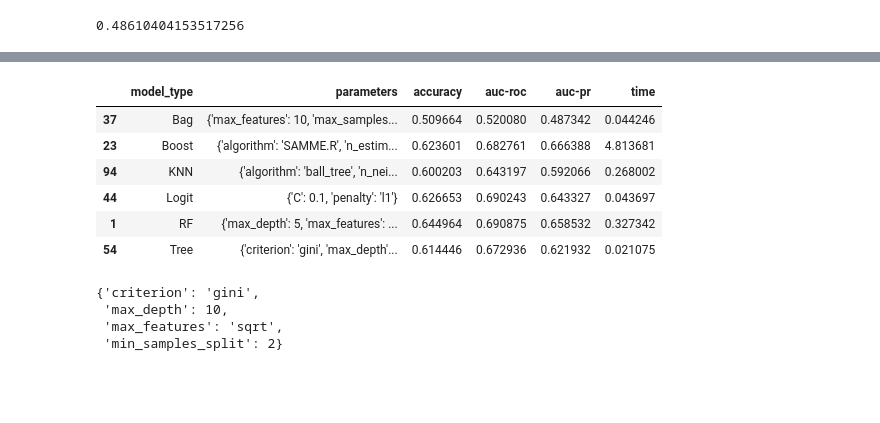
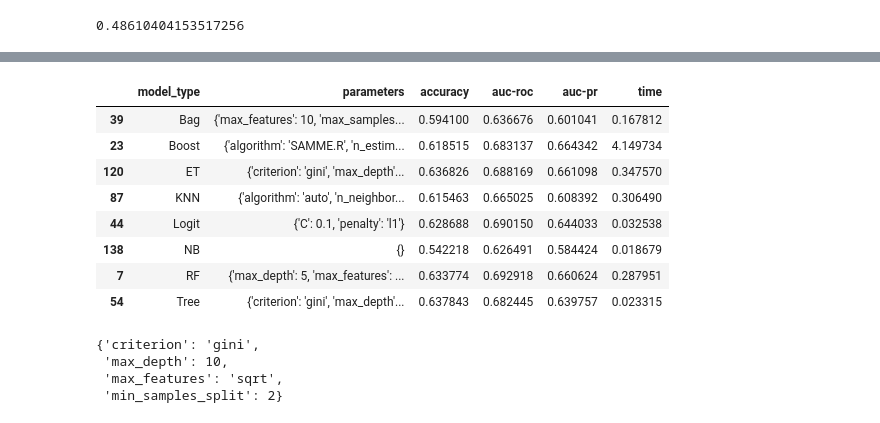
Before and after one commit to tianchu-shu/syntaxerror, a Jupyter notebook: loop_classifier.ipynb, the cells around one changed output, grey strips where cells are left out. Saved outputs shown, nothing was run; the diff lists cells and outputs as text; code cells hidden in the pictures; blank space fills up the shorter version.

```diff
--- a/loop_classifier.ipynb
+++ b/loop_classifier.ipynb
@@ -42,8 +48,11 @@ clfs = {'RF': RandomForestClassifier(),
     'SVM': SVC(probability=True, random_state=0),
     'Tree': DecisionTreeClassifier(),
     'Bag': BaggingClassifier(),
-    'KNN': KNeighborsClassifier()
+    'KNN': KNeighborsClassifier(),
+    'ET': ExtraTreesClassifier(n_estimators=10, n_jobs=-1, criterion='entropy'),
+    'NB': GaussianNB()
     }
+
 
 small_grid = {'RF':{'n_estimators': [10,100], 'max_depth': [5,50], 'max_features': ['sqrt','log2'],'min_samples_split': [2,10]},
     'Boost': {'algorithm': ['SAMME', 'SAMME.R'], 'n_estimators': [1,10,100,1000]},
@@ -51,7 +60,9 @@ small_grid = {'RF':{'n_estimators': [10,100], 'max_depth': [5,50], 'max_features
     'SVM' :{'C' :[0.01,0.1,1,10],'kernel':['linear']},
     'Tree': {'criterion': ['gini', 'entropy'], 'max_depth': [5,10,20,50], 'max_features': ['sqrt','log2'],'min_samples_split': [2,5]},
     'Bag':{'n_estimators':[1,10,20,50], 'max_samples':[5,10], 'max_features': [5,10]},
-    'KNN' :{'n_neighbors': [1,10,50,100],'weights': ['uniform','distance'],'algorithm': ['auto','ball_tree','kd_tree']}
+    'KNN' :{'n_neighbors': [1,10,50,100],'weights': ['uniform','distance'],'algorithm': ['auto','ball_tree','kd_tree']},
+    'ET': {'n_estimators': [10,100], 'criterion' : ['gini', 'entropy'] ,'max_depth': [5,50], 'max_features': ['sqrt','log2'],'min_samples_split': [2,10], 'n_jobs': [-1]},
+    'NB' : {},
     }
 
 
@@ -142,7 +153,7 @@ def clf_loop(models, x_train, x_test, y_train, y_test):
                                                     scores_at_k(y_test_sorted,y_pred_probs_sorted,10.0),
                                                     scores_at_k(y_test_sorted,y_pred_probs_sorted,20.0)]
 
-                plot_precision_recall_n(y_test, y_pred_probs, models[index])
+                #plot_precision_recall_n(y_test, y_pred_probs, models[index])
 
             except IndexError as e:
                 print(e)
@@ -178,6 +189,8 @@ for dummy in dummy_vals:
     df = getting_dummy(df, dummy)
 # %%
 df = discrete_val(df, ['age'], 8)
+# %%
+df = discrete_val(df, ['bail_amt'], 5)
 # %%
 df.columns
 # %% [output]
@@ -200,6 +213,6 @@ Index(['bail_amt', 're-entry', 'city', 'state', 'zip', 'booking_days',
       dtype='object')
 # %%
-indepv = ['bail_amt',  'booking_days',
+indepv = [ 'booking_days',
        'treatment_days', 'mental_health',  'bail_typeCA',
        'bail_typeGPS', 'bail_typeORCD', 'bail_typePR', 'bail_typeSUR',
        'genderF', 'genderM', 'raceA', 'raceB', 'raceI', 'raceW',
@@ -213,8 +226,8 @@ indepv = ['bail_amt',  'booking_days',
        'arresting_agencyPRAIRIE VILLAGE P.D.',
        'arresting_agencyROELAND PARK P.D.', 'arresting_agencySHAWNEE P.D.',
        'arresting_agencySPRING HILL P.D.', 'arresting_agencyWESTWOOD P.D.',
-       'age_binned']
+       'age_binned', 'bail_amt_binned']
 # %%
 x_train, x_test, y_train, y_test = split_data(df, indepv)
 # %%
-results = clf_loop(["RF", "Boost", "Bag", "Logit", "Tree", "KNN"], x_train, x_test, y_train, y_test)
+results = clf_loop(["RF", "Boost", "Bag", "Logit", "Tree", "KNN", "ET", "NB"], x_train, x_test, y_train, y_test)
@@ -279,14 +280,16 @@ Tree        71    0.631778
 Name: auc-pr, dtype: float64
 # %%
-results.loc[[37,23,94,44,1,54]].iloc[:,0:6]
+results.loc[[39,23,120, 87,44,138,7,54]].iloc[:,0:6]
 # %% [output]
 |  | model_type | parameters | accuracy | auc-roc | auc-pr | time |
-| 37 | Bag | {'max_features': 10, 'max_samples... | 0.509664 | 0.520080 | 0.487342 | 0.044246 |
-| 23 | Boost | {'algorithm': 'SAMME.R', 'n_estim... | 0.623601 | 0.682761 | 0.666388 | 4.813681 |
-| 94 | KNN | {'algorithm': 'ball_tree', 'n_nei... | 0.600203 | 0.643197 | 0.592066 | 0.268002 |
-| 44 | Logit | {'C': 0.1, 'penalty': 'l1'} | 0.626653 | 0.690243 | 0.643327 | 0.043697 |
-| 1 | RF | {'max_depth': 5, 'max_features': ... | 0.644964 | 0.690875 | 0.658532 | 0.327342 |
-| 54 | Tree | {'criterion': 'gini', 'max_depth'... | 0.614446 | 0.672936 | 0.621932 | 0.021075 |
+| 39 | Bag | {'max_features': 10, 'max_samples... | 0.594100 | 0.636676 | 0.601041 | 0.167812 |
+| 23 | Boost | {'algorithm': 'SAMME.R', 'n_estim... | 0.618515 | 0.683137 | 0.664342 | 4.149734 |
+| 120 | ET | {'criterion': 'gini', 'max_depth'... | 0.636826 | 0.688169 | 0.661098 | 0.347570 |
+| 87 | KNN | {'algorithm': 'auto', 'n_neighbor... | 0.615463 | 0.665025 | 0.608392 | 0.306490 |
+| 44 | Logit | {'C': 0.1, 'penalty': 'l1'} | 0.628688 | 0.690150 | 0.644033 | 0.032538 |
+| 138 | NB | {} | 0.542218 | 0.626491 | 0.584424 | 0.018679 |
+| 7 | RF | {'max_depth': 5, 'max_features': ... | 0.633774 | 0.692918 | 0.660624 | 0.287951 |
+| 54 | Tree | {'criterion': 'gini', 'max_depth'... | 0.637843 | 0.682445 | 0.639757 | 0.023315 |
 # %%
 results.loc[54]['parameters']
 # %% [output]
```
Also changed, not shown: parts of 10 cells of this notebook.
